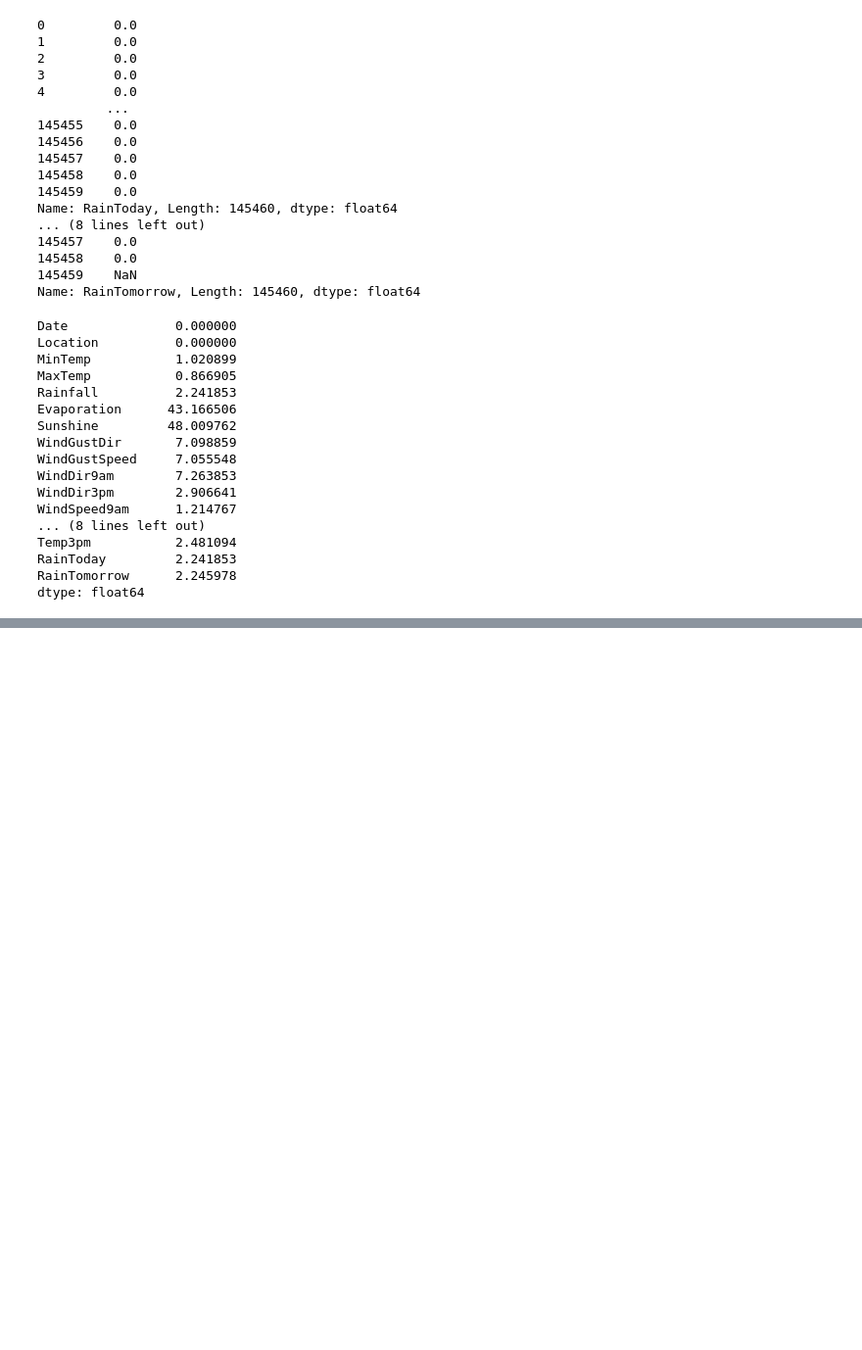
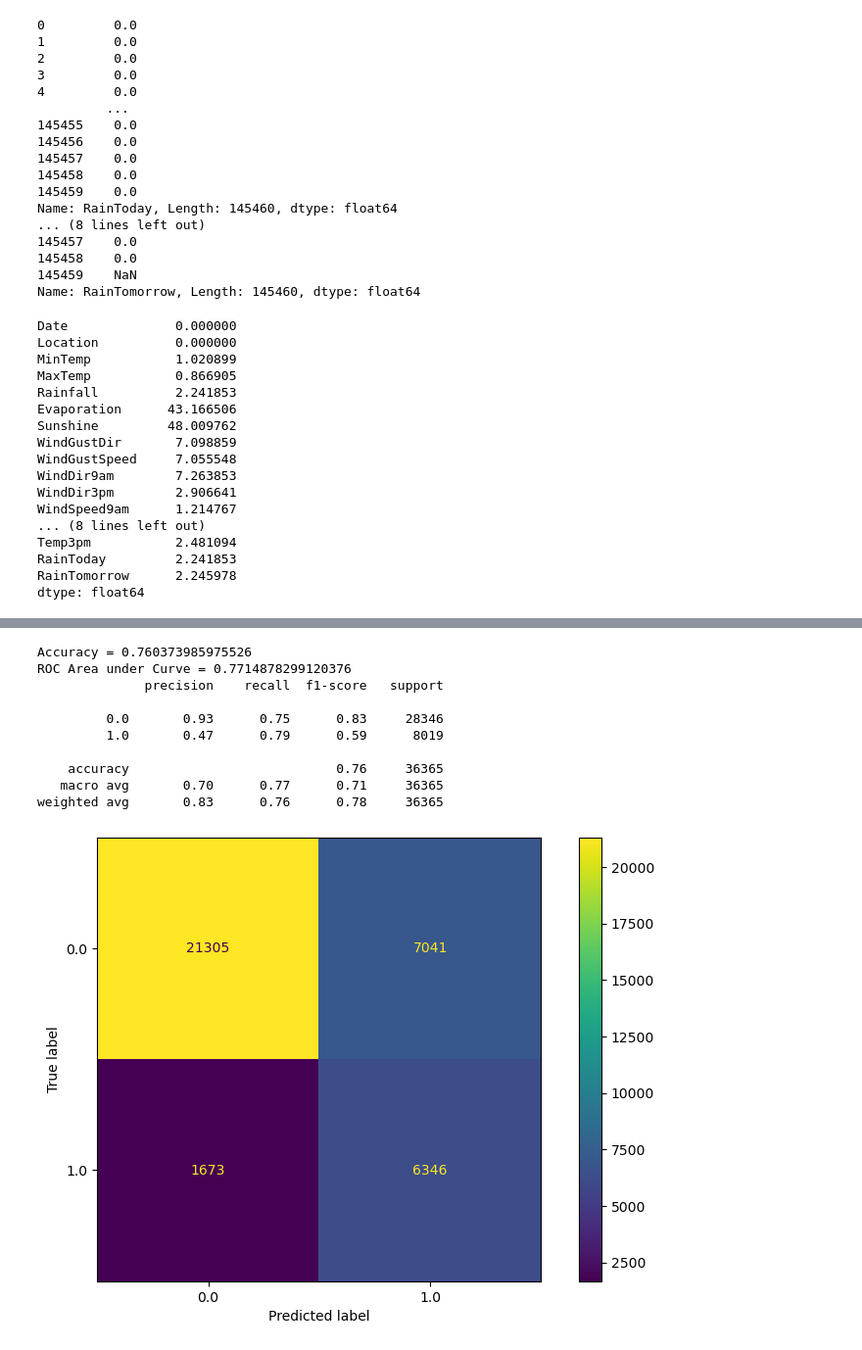
Before and after one commit to azyanifarhi/Data-Analytics, a Jupyter notebook: DA Project.ipynb, the cells around one changed output, grey strips where cells are left out. Shown at 98% size. Saved outputs shown, nothing was run; the diff lists cells and outputs as text; code cells hidden in the pictures; blank space fills up the shorter version.

```diff
--- a/DA Project.ipynb
+++ b/DA Project.ipynb
@@ -194,13 +232,11 @@ modified_data = pd.DataFrame(r_scaler.transform(MiceImputed), index=MiceImputed.
 # %%
-X = MiceImputed[['Location', 'MinTemp', 'MaxTemp', 'Rainfall', 'Evaporation', 'Sunshine', 'WindGustDir',
-                       'WindGustSpeed', 'WindDir9am', 'WindDir3pm', 'WindSpeed9am', 'WindSpeed3pm', 'Humidity9am',
-                       'Humidity3pm', 'Pressure9am', 'Pressure3pm', 'Cloud9am', 'Cloud3pm', 'Temp9am', 'Temp3pm',
-                       'RainToday']]
-y = MiceImputed['RainTomorrow']
+features = MiceImputed[['Sunshine','WindSpeed3pm', 'Humidity9am', 'Humidity3pm', 'Pressure9am','Pressure3pm', 'Cloud9am',
+                 'Cloud3pm', 'Temp9am', 'Temp3pm','RainToday']]
+target = MiceImputed['RainTomorrow']
 
 # Split into test and train
 from sklearn.model_selection import train_test_split
-X_train, X_test, y_train, y_test = train_test_split(X, y, test_size=0.25, random_state=12345)
+X_train, X_test, y_train, y_test = train_test_split(features, target, test_size=0.25, random_state=12345)
 # %%
 # Normalize Features
 
@@ -270,0 +251,16 @@ multiclass
+# %%
+#Oversample the dataset
+
+from imblearn.over_sampling import SMOTE
+
+sm = SMOTE(random_state=12)
+X_train_res, y_train_res = sm.fit_sample(X_train, y_train)
+
+print('After OverSampling, the shape of train_X: {}'.format(X_train_res.shape))
+print('After OverSampling, the shape of train_y: {} \n'.format(y_train_res.shape))
+
+print("Before OverSampling, counts of label '1': {}".format(sum(y_train == 1)))
+print("After OverSampling, counts of label '1': {}".format(sum(y_train_res == 1)))
+
+print("Before OverSampling, counts of label '0': {}".format(sum(y_train == 0)))
+print("After OverSampling, counts of label '0': {}".format(sum(y_train_res == 0)))
@@ -271,2 +275,32 @@ multiclass
+# %%
+from sklearn.metrics import classification_report, plot_confusion_matrix, accuracy_score, roc_auc_score
+from sklearn.ensemble import RandomForestClassifier
+
+rfc = RandomForestClassifier(max_features = 'sqrt', max_depth=16, min_samples_leaf =1,
+                             min_samples_split = 2, n_estimators = 250, random_state=12345)
+rfc.fit(X_train_res, y_train_res)
+y_pred = rfc.predict(X_test)
+
+accuracy = accuracy_score(y_test, y_pred)
+roc_auc = roc_auc_score(y_test, y_pred)
+print("Accuracy = {}".format(accuracy))
+print("ROC Area under Curve = {}".format(roc_auc))
+
+print(classification_report(y_test, y_pred))
+
+fig, ax = plt.subplots(figsize = (10, 6), dpi = 100)
+plot_confusion_matrix(rfc, X_test, y_test, ax = ax);
+# %% [output]
+Accuracy = 0.760373985975526
+ROC Area under Curve = 0.7714878299120376
+              precision    recall  f1-score   support
+
+         0.0       0.93      0.75      0.83     28346
+         1.0       0.47      0.79      0.59      8019
+
+    accuracy                           0.76     36365
+   macro avg       0.70      0.77      0.71     36365
+weighted avg       0.83      0.76      0.78     36365
+[figure, added]
 # %%
 from sklearn.tree import DecisionTreeClassifier
```
Also changed, not shown: parts of 18 cells of this notebook.
